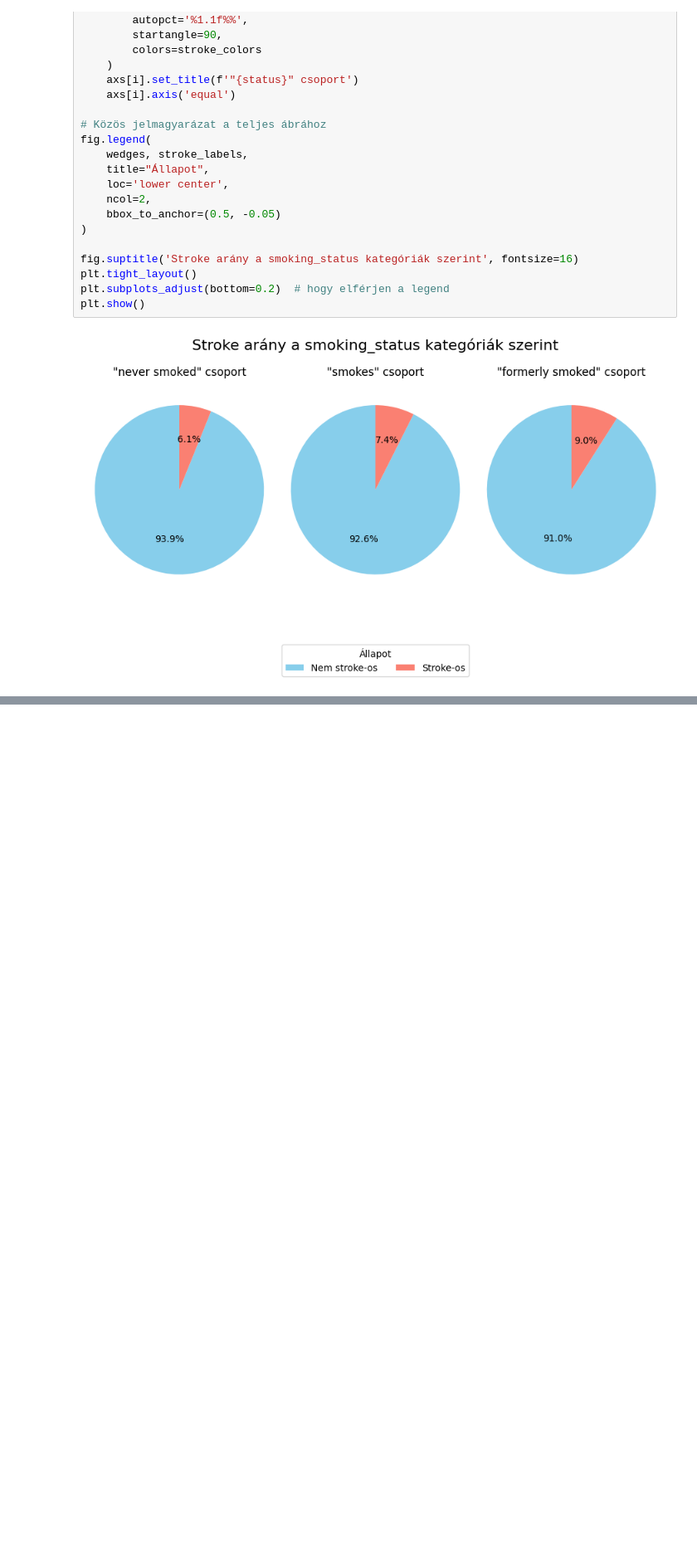
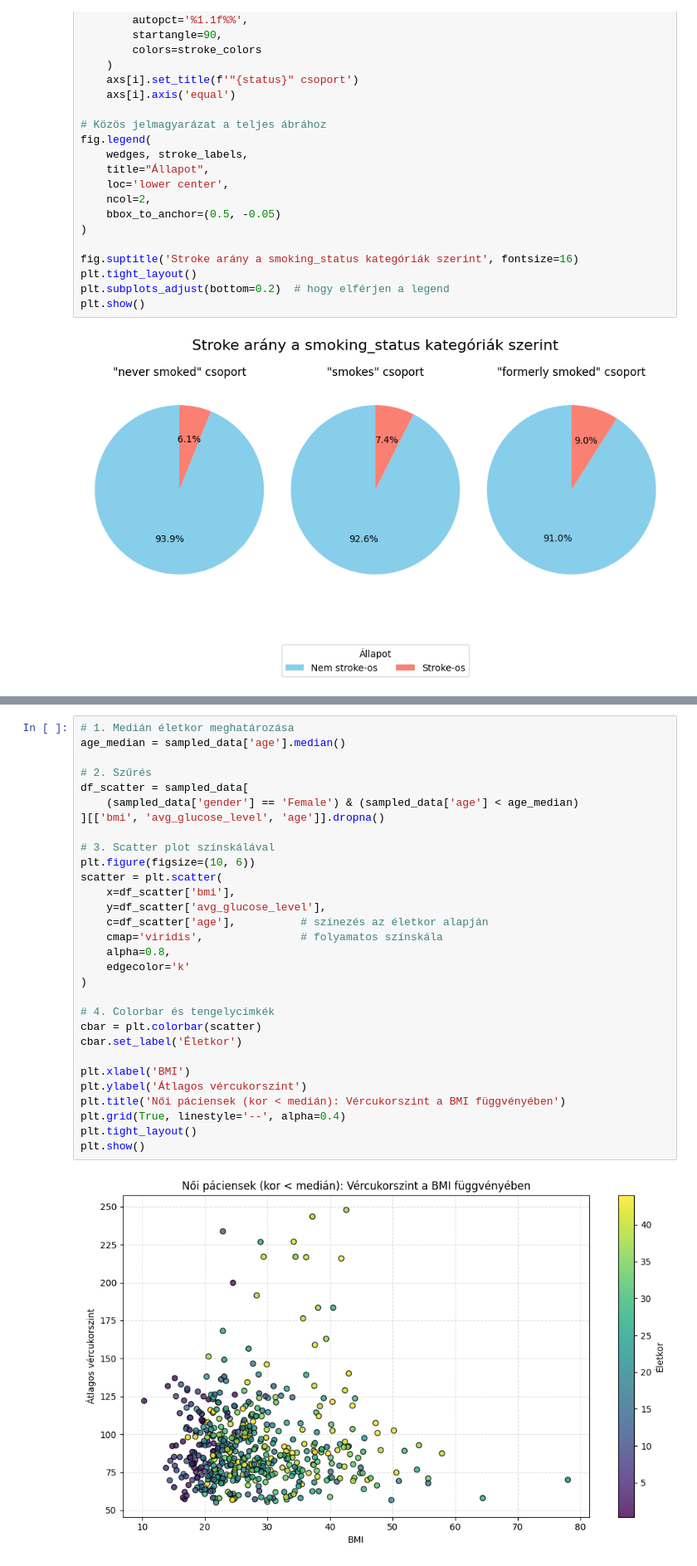
Before and after one commit to Mitosz01/PythonHazi, a Jupyter notebook: KissBeni_python_adat.ipynb, the cells around one changed output, grey strips where cells are left out. Shown at 83% size. Drawn from its saved outputs; the diff is of its cells as text; blank space fills up the shorter version.

```diff
--- a/KissBeni_python_adat.ipynb
+++ b/KissBeni_python_adat.ipynb
@@ -340,0 +439,32 @@ plt.show()
+# %%
+# 1. Medián életkor meghatározása
+age_median = sampled_data['age'].median()
+
+# 2. Szűrés
+df_scatter = sampled_data[
+    (sampled_data['gender'] == 'Female') & (sampled_data['age'] < age_median)
+][['bmi', 'avg_glucose_level', 'age']].dropna()
+
+# 3. Scatter plot színskálával
+plt.figure(figsize=(10, 6))
+scatter = plt.scatter(
+    x=df_scatter['bmi'],
+    y=df_scatter['avg_glucose_level'],
+    c=df_scatter['age'],          # színezés az életkor alapján
+    cmap='viridis',               # folyamatos színskála
+    alpha=0.8,
+    edgecolor='k'
+)
+
+# 4. Colorbar és tengelycímkék
+cbar = plt.colorbar(scatter)
+cbar.set_label('Életkor')
+
+plt.xlabel('BMI')
+plt.ylabel('Átlagos vércukorszint')
+plt.title('Női páciensek (kor < medián): Vércukorszint a BMI függvényében')
+plt.grid(True, linestyle='--', alpha=0.4)
+plt.tight_layout()
+plt.show()
+# %% [output]
+[figure, added]
```
Also changed, not shown: parts of 8 cells of this notebook, 2 other files.
